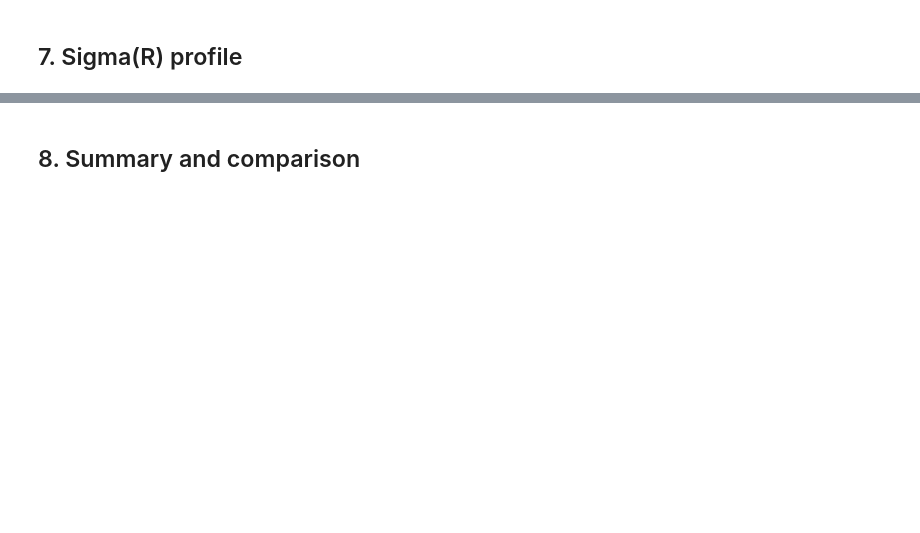
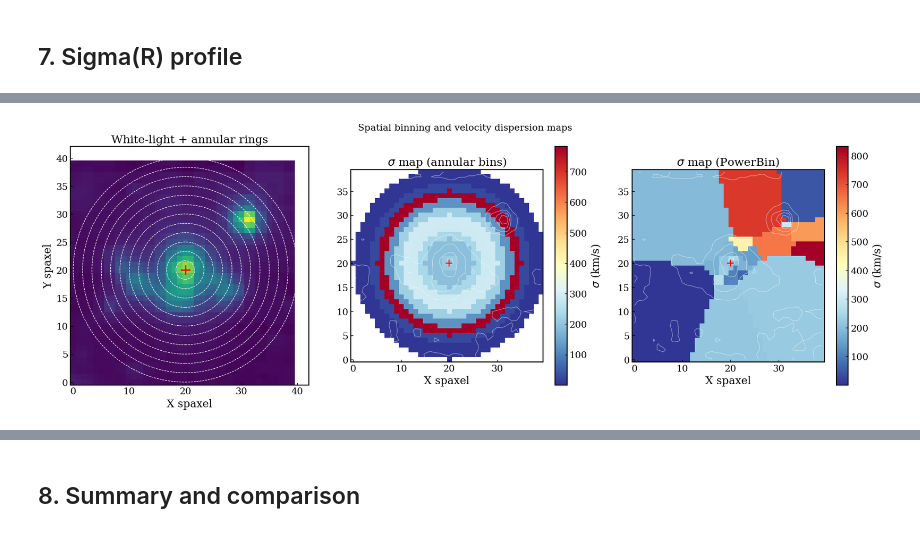
Before and after one commit to rodelcr/AGEL0206_kinematics_and_photometry, a Jupyter notebook: notebooks/05_radial_sigma_profile.ipynb, the cells around one changed output, grey strips where cells are left out. Saved outputs shown, nothing was run; the diff lists cells and outputs as text; code cells hidden in the pictures; blank space fills up the shorter version.

```diff
--- a/notebooks/05_radial_sigma_profile.ipynb
+++ b/notebooks/05_radial_sigma_profile.ipynb
@@ -1168,3 +1245,55 @@ plt.show()
+# %%
+# Visualize the spatial bins on the IFU white-light image
+from matplotlib.patches import Circle
+
+fig, axes = plt.subplots(1, 3, figsize=(18, 6))
+
+# Panel 1: White-light with annular rings (wide region)
+ax = axes[0]
+ax.imshow(whitelight_wide, origin="lower", cmap="viridis")
+ax.plot(dx_peak, dy_peak, "r+", markersize=15, markeredgewidth=2)
+# Overlay annular ring edges
+for r_edge in r_edges:
+    if r_edge > 0:
+        r_pix = r_edge / spax_scale  # arcsec to spaxels
+        circle = Circle((dx_peak, dy_peak), r_pix, fill=False, edgecolor="white", lw=0.8, ls="--")
+        ax.add_patch(circle)
+ax.set_title("White-light + annular rings")
+ax.set_xlabel("X spaxel")
+ax.set_ylabel("Y spaxel")
+
+# Panel 2: Annular sigma map (wide region)
+ax = axes[1]
+sigma_map_ann = np.full(whitelight_wide.shape, np.nan)
+for i in range(len(annular_r_mid)):
+    r_lo = r_edges[i]
+    r_hi = r_edges[i+1] if i+1 < len(r_edges) else r_edges[i] + 0.5
+    bin_mask = (r_arcsec_spax >= r_lo) & (r_arcsec_spax < r_hi)
+    sigma_map_ann[bin_mask] = sigma_annular[i]
+im = ax.imshow(sigma_map_ann, origin="lower", cmap="RdYlBu_r")
+ax.contour(whitelight_wide, levels=5, colors="white", alpha=0.5, linewidths=0.8)
+ax.plot(dx_peak, dy_peak, "r+", markersize=10, markeredgewidth=1.5)
+ax.set_title(r"$\sigma$ map (annular bins)")
+ax.set_xlabel("X spaxel")
+plt.colorbar(im, ax=ax, label=r"$\sigma$ (km/s)")
+
+# Panel 3: PowerBin sigma map (wide region)
+ax = axes[2]
+sigma_pb_map = np.full(whitelight_wide.shape, np.nan)
+for b_idx in range(n_bins_pb):
+    sigma_pb_map[powerbin_idx_map == b_idx] = sigma_pb[b_idx]
+im = ax.imshow(sigma_pb_map, origin="lower", cmap="RdYlBu_r")
+ax.contour(whitelight_wide, levels=5, colors="white", alpha=0.5, linewidths=0.8)
+ax.plot(dx_peak, dy_peak, "r+", markersize=10, markeredgewidth=1.5)
+ax.set_title(r"$\sigma$ map (PowerBin)")
+ax.set_xlabel("X spaxel")
+plt.colorbar(im, ax=ax, label=r"$\sigma$ (km/s)")
+
+plt.suptitle("Spatial binning and velocity dispersion maps", fontsize=14)
+plt.tight_layout()
+plt.show()
+# %% [output]
+[figure, added]
 # %%
 # Sigma(R) with bootstrap errors
 fig, axes = plt.subplots(1, 2, figsize=(16, 6))
```
Also changed, not shown: parts of 15 cells of this notebook.
